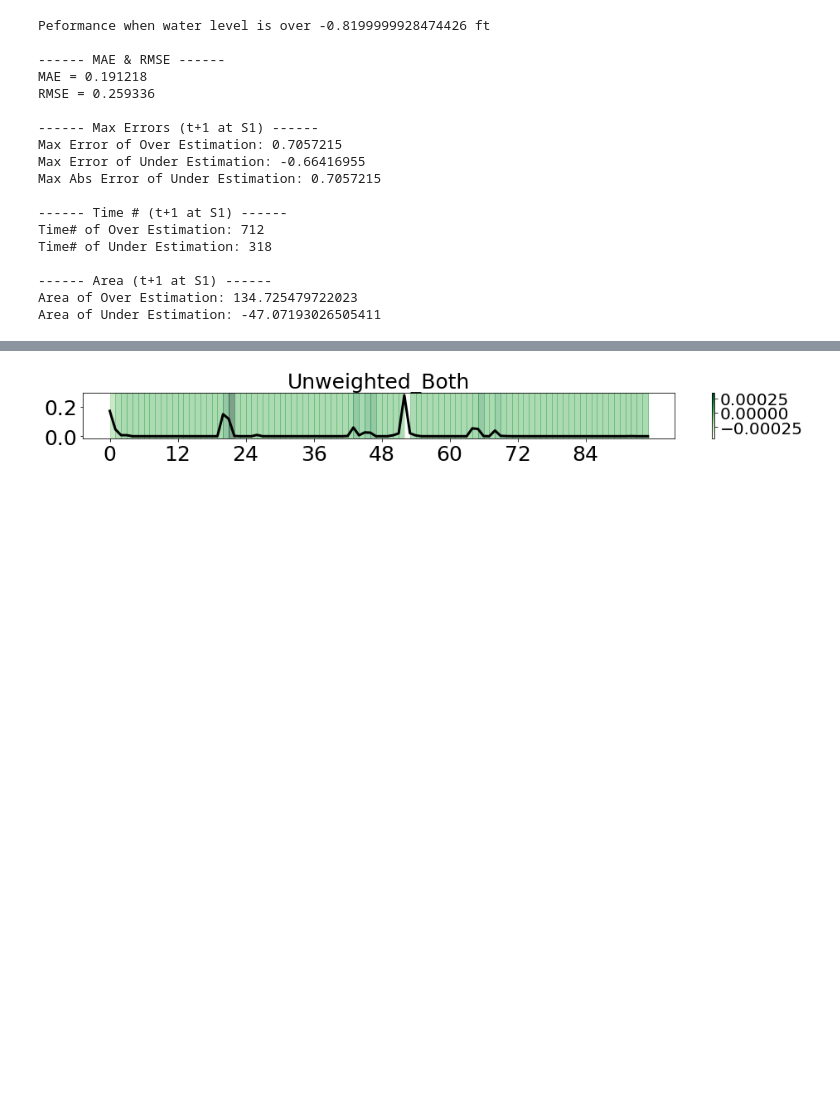
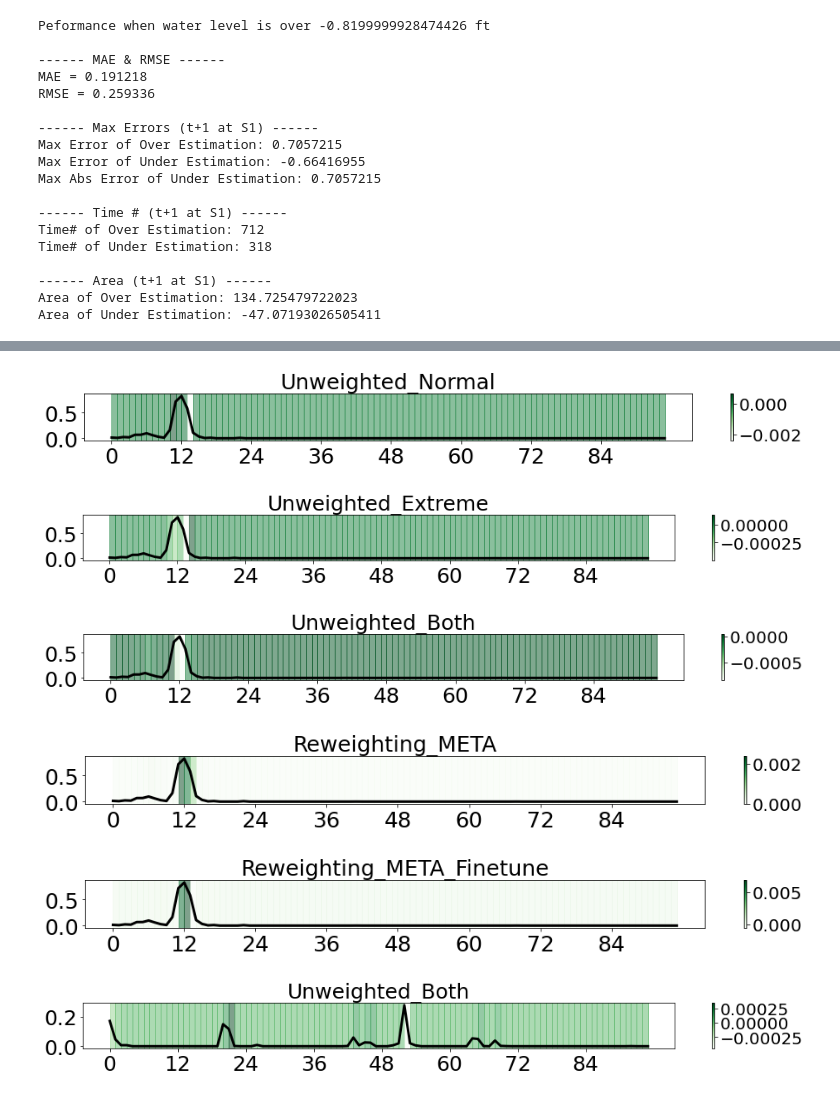
Before and after one commit to JimengShi/ReFine, a Jupyter notebook: postprocess/water_postprocess_explain.ipynb, the cells around one changed output, grey strips where cells are left out. Cells and saved outputs as stored; diff of their text form; code cells hidden in the pictures; blank space fills up the shorter version.

```diff
--- a/postprocess/water_postprocess_explain.ipynb
+++ b/postprocess/water_postprocess_explain.ipynb
@@ -242,3 +249,70 @@ test_X_mask_extreme.shape
+# %%
+demo = 760  # 760, 230
+
+input_data = test_X_mask_extreme[demo:demo+1, :, :]
+baseline_data = np.zeros((1, 96, 16), dtype=np.float32)
+
+paths = ['water_N_95.h5', 'water_E_95.h5', 'water_all_95.h5',
+         'water_all_weighted_META_95.h5', 'water_all_weighted_META_95_ft.h5']
+# paths = ['water_all_95.h5', 'water_all_weighted_META_95_ft.h5']
+models = ['Unweighted_Normal', 'Unweighted_Extreme', 'Unweighted_Both',
+          'Reweighting_META', 'Reweighting_META_Finetune']
+
+for i in range(len(paths)):
+    saved_model = load_model('../saved_models_mlp/' + paths[i])
+
+    # Compute integrated gradients
+    attributions = my_integrated_gradients(saved_model, input_data, baseline_data)
+
+    attributions_array = attributions.numpy()
+    attributions_matrix = attributions_array.reshape((96, 16))
+
+
+    # Create a DataFrame for easier handling
+    df = pd.DataFrame({'TimeSeries': input_data[0, :, 0], 'Contributions': attributions_matrix[:, 0]})
+
+    # Normalize the contributions to its range for color mapping
+    norm = Normalize(vmin=df['Contributions'].min(), vmax=df['Contributions'].max())
+
+    # Create a colormap
+    cmap = plt.get_cmap('Greens') # 'viridis', 'plasma', 'inferno', 'magma', 'cividis', 'Greens'
+
+    fig, ax = plt.subplots(figsize=(16, 1))
+
+    # Time series line plot
+    ax.plot(df.index, df['TimeSeries'], color='black', lw=3)
+
+    # Create a heatmap effect by coloring the background according to the contribution values
+    for idx in range(len(df['Contributions'])):
+        plt.axvspan(df.index[idx],
+                    df.index[idx+1] if idx+1 < len(df.index) else df.index[idx],
+                    color=cmap(norm(df['Contributions'].iloc[idx])),
+                    alpha=0.5
+                   )
+
+    # Create a colorbar to show the mapping from contribution value to color
+    sm = ScalarMappable(cmap=cmap, norm=norm)
+    sm.set_array([])
+    cbar = plt.colorbar(sm, ax=ax)
+
+    #cbar.set_label('Contribution', fontsize=16)
+    cbar.ax.tick_params(labelsize=20)
+
+    # Increase xticks fontsize and set custom tick locations and labels
+    custom_xticks = [0, 12, 24, 36, 48, 60, 72, 84]
+    plt.xticks(custom_xticks, custom_xticks)   # Set custom tick locations and labels, adjust fontsize as needed
+
+    plt.xticks(fontsize=25)
+    plt.yticks(fontsize=25)
+    plt.title('{}'.format(models[i]), fontsize=25)
+    plt.show()
+    plt.close()
+# %% [output]
+[figure, added]
+[figure, added]
+[figure, added]
+[figure, added]
+[figure, added]
 # %%
 demo = 160  # 470
 
```
Also changed, not shown: parts of 6 cells of this notebook.
